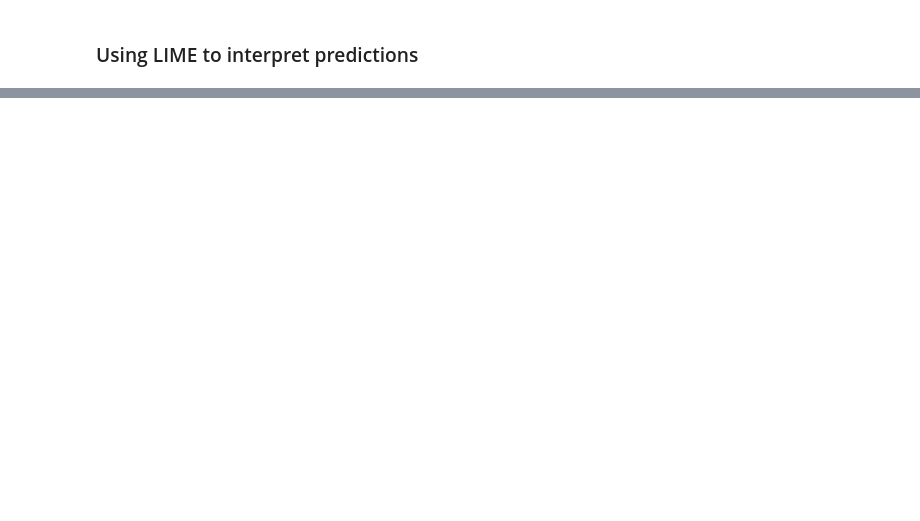
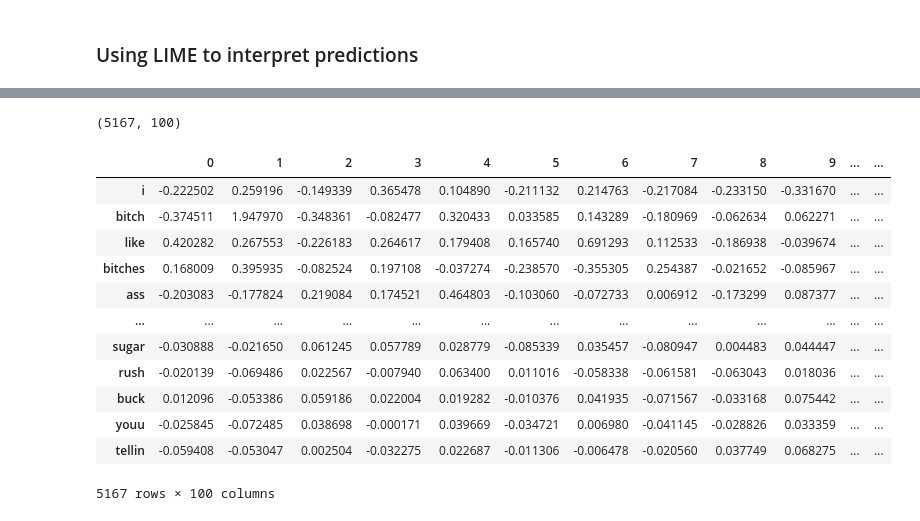
Before and after one commit to sheensta/twitter_hate_speech, a Jupyter notebook: notebooks/Week2_Features_Sean.ipynb, the cells around one changed output, grey strips where cells are left out. Cells and saved outputs as stored; diff of their text form; code cells hidden in the pictures; blank space fills up the shorter version.

```diff
--- a/notebooks/Week2_Features_Sean.ipynb
+++ b/notebooks/Week2_Features_Sean.ipynb
@@ -575,0 +617,9 @@ Actual classification: Offensive
+# %%
+i = 0
+for x, y in generate_context_word_pairs(corpus=wids, window_size=window_size, vocab_size=vocab_size):
+    if 0 not in x[0]:
+        print('Context (X):', [id2word[w] for w in x[0]], '-> Target (Y):', id2word[np.argwhere(y[0])[0][0]])
+
+        if i == 10:
+            break
+        i += 1
@@ -575,0 +638,12 @@ Actual classification: Offensive
+# %%
+import keras.backend as K
+from keras.models import Sequential
+from keras.layers import Dense, Embedding, Lambda
+
+cbow = Sequential()
+cbow.add(Embedding(input_dim=vocab_size, output_dim=embed_size, input_length=window_size*2))
+cbow.add(Lambda(lambda x: K.mean(x, axis=1), output_shape=(embed_size,)))
+cbow.add(Dense(vocab_size, activation='softmax'))
+
+cbow.compile(loss='categorical_crossentropy', optimizer='rmsprop')
+print(cbow.summary())
@@ -575,0 +696,22 @@ Actual classification: Offensive
+# %%
+weights = cbow.get_weights()[0]
+weights = weights[:5167]
+print(weights.shape)
+trained_embedding = pd.DataFrame(weights, index=list(id2word.values())[:5167])
+trained_embedding
+#trained_embedding.to_csv('trained_embedding.csv')
+# %% [output]
+(5167, 100)
+|  | 0 | 1 | 2 | 3 | 4 | 5 | 6 | 7 | 8 | 9 | ... | ... |
+| i | -0.222502 | 0.259196 | -0.149339 | 0.365478 | 0.104890 | -0.211132 | 0.214763 | -0.217084 | -0.233150 | -0.331670 | ... | ... |
+| bitch | -0.374511 | 1.947970 | -0.348361 | -0.082477 | 0.320433 | 0.033585 | 0.143289 | -0.180969 | -0.062634 | 0.062271 | ... | ... |
+| like | 0.420282 | 0.267553 | -0.226183 | 0.264617 | 0.179408 | 0.165740 | 0.691293 | 0.112533 | -0.186938 | -0.039674 | ... | ... |
+| bitches | 0.168009 | 0.395935 | -0.082524 | 0.197108 | -0.037274 | -0.238570 | -0.355305 | 0.254387 | -0.021652 | -0.085967 | ... | ... |
+| ass | -0.203083 | -0.177824 | 0.219084 | 0.174521 | 0.464803 | -0.103060 | -0.072733 | 0.006912 | -0.173299 | 0.087377 | ... | ... |
+| ... | ... | ... | ... | ... | ... | ... | ... | ... | ... | ... | ... | ... |
+| sugar | -0.030888 | -0.021650 | 0.061245 | 0.057789 | 0.028779 | -0.085339 | 0.035457 | -0.080947 | 0.004483 | 0.044447 | ... | ... |
+| rush | -0.020139 | -0.069486 | 0.022567 | -0.007940 | 0.063400 | 0.011016 | -0.058338 | -0.061581 | -0.063043 | 0.018036 | ... | ... |
+| buck | 0.012096 | -0.053386 | 0.059186 | 0.022004 | 0.019282 | -0.010376 | 0.041935 | -0.071567 | -0.033168 | 0.075442 | ... | ... |
+| youu | -0.025845 | -0.072485 | 0.038698 | -0.000171 | 0.039669 | -0.034721 | 0.006980 | -0.041145 | -0.028826 | 0.033359 | ... | ... |
+| tellin | -0.059408 | -0.053047 | 0.002504 | -0.032275 | 0.022687 | -0.011306 | -0.006478 | -0.020560 | 0.037749 | 0.068275 | ... | ... |
+5167 rows × 100 columns
```
Also changed, not shown: parts of 31 cells of this notebook, 1 other file.
